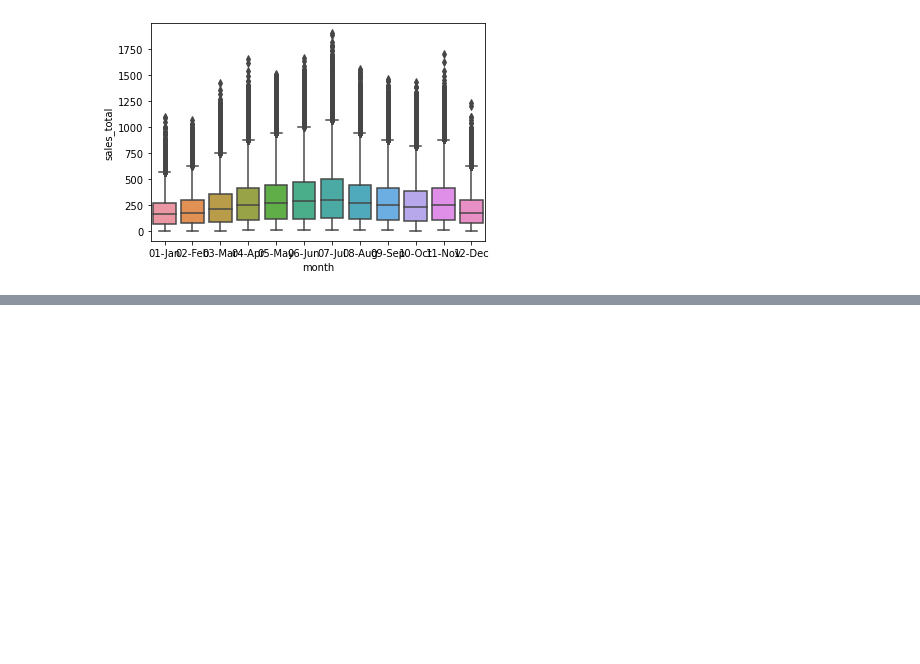
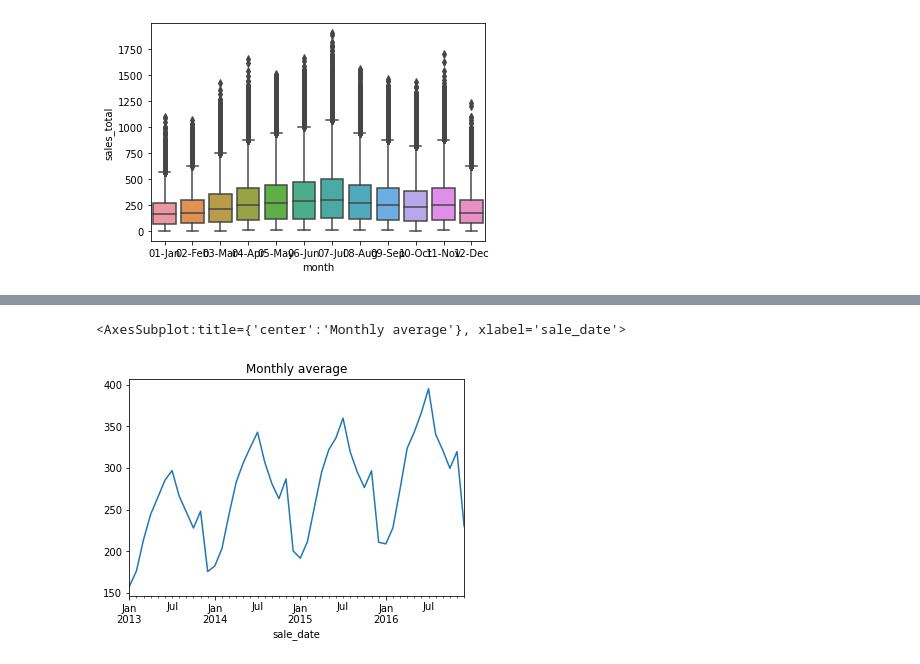
Before and after one commit to paigerackley/time-series-exercises, a Jupyter notebook: explore.ipynb, the cells around one changed output, grey strips where cells are left out. Cells and saved outputs as stored; diff of their text form; code cells hidden in the pictures; blank space fills up the shorter version.

```diff
--- a/explore.ipynb
+++ b/explore.ipynb
@@ -109,0 +139,6 @@ ValueError: Could not interpret input 'day_of_week'
+# %%
+#resampling by month
+y.resample('M').mean().plot(title='Monthly average')
+# %% [output]
+<AxesSubplot:title={'center':'Monthly average'}, xlabel='sale_date'>
+[figure, added]
```
Also changed, not shown: parts of 24 cells of this notebook.
